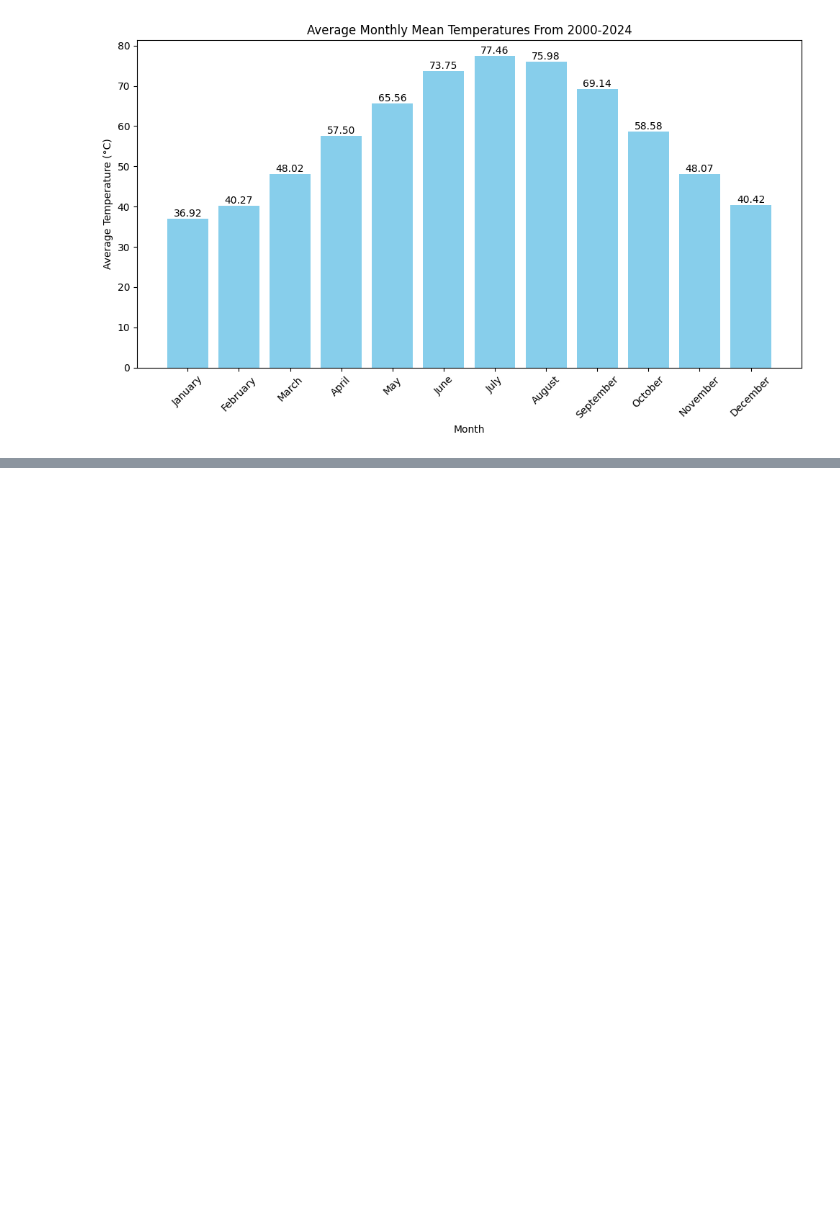
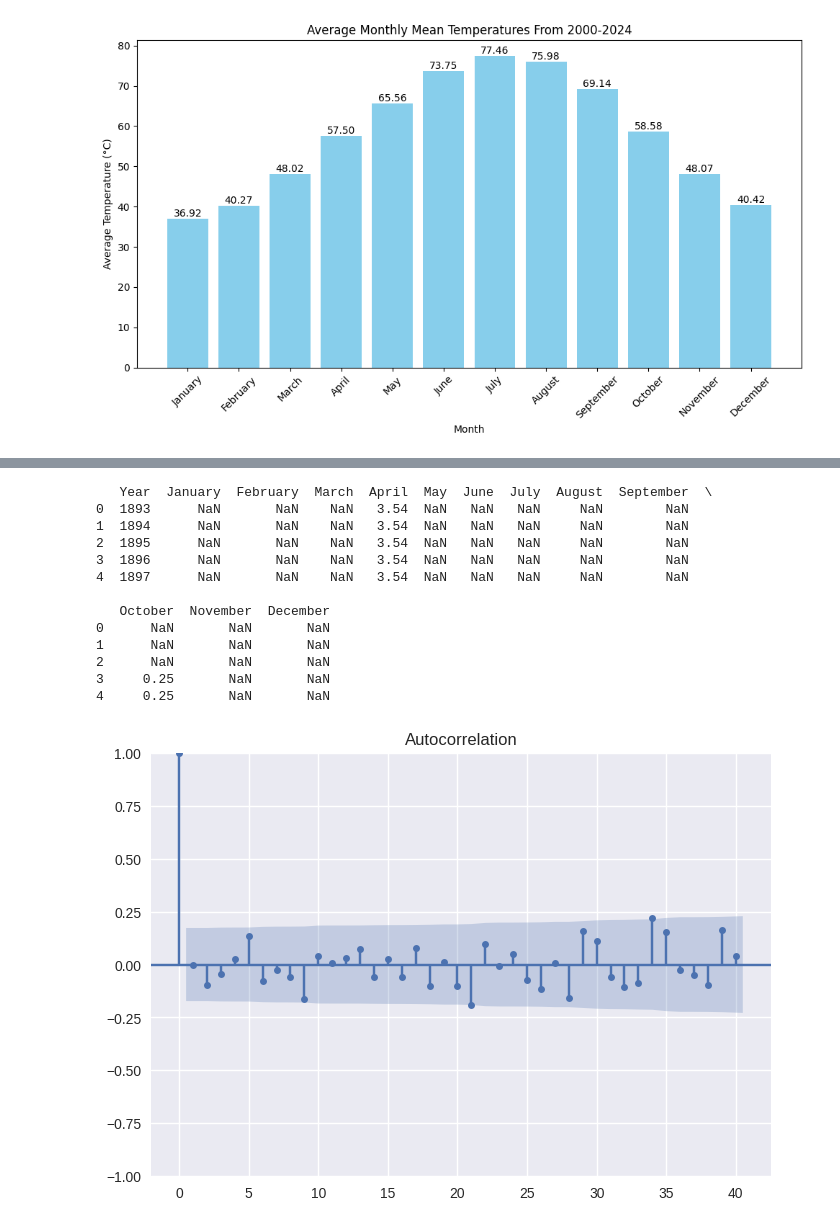
Before and after one commit to phipyao/ds4002-project-2, a Jupyter notebook: SCRIPTS/code.ipynb, the cells around one changed output, grey strips where cells are left out. Saved outputs shown, nothing was run; the diff lists cells and outputs as text; code cells hidden in the pictures; blank space fills up the shorter version.

Commit message:
Created ACF plot

```diff
--- a/SCRIPTS/code.ipynb
+++ b/SCRIPTS/code.ipynb
@@ -147 +163,26 @@ plt.show()
 [figure]
+# %%
+data_missing = df3.copy()
+
+# Imputing missing values using forward fill method
+data_filled = data_missing.fillna(method='ffill')
+
+# ACF plot of October precipitation
+october_precip = data_filled['October'].dropna().squeeze()
+plot_acf(october_precip, lags=40, alpha=0.05)
+plt.show()
+# %% [output]
+   Year  January  February  March  April  May  June  July  August  September  \
+0  1893      NaN       NaN    NaN   3.54  NaN   NaN   NaN     NaN        NaN
+1  1894      NaN       NaN    NaN   3.54  NaN   NaN   NaN     NaN        NaN
+2  1895      NaN       NaN    NaN   3.54  NaN   NaN   NaN     NaN        NaN
+3  1896      NaN       NaN    NaN   3.54  NaN   NaN   NaN     NaN        NaN
+4  1897      NaN       NaN    NaN   3.54  NaN   NaN   NaN     NaN        NaN
+
+   October  November  December
+0      NaN       NaN       NaN
+1      NaN       NaN       NaN
+2      NaN       NaN       NaN
+3     0.25       NaN       NaN
+4     0.25       NaN       NaN
+[figure, added]
```
Also changed, not shown: parts of 3 cells of this notebook.
